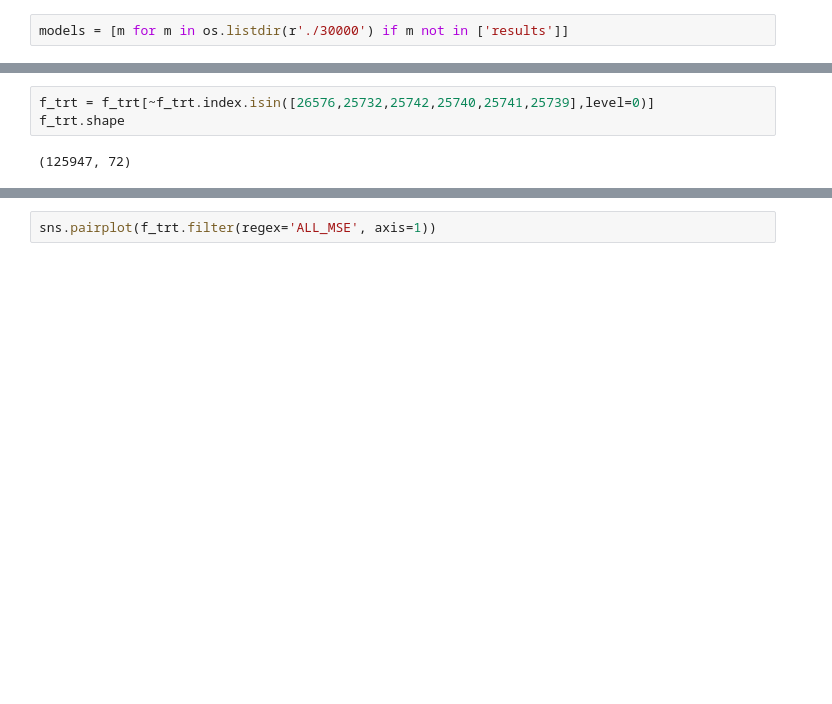
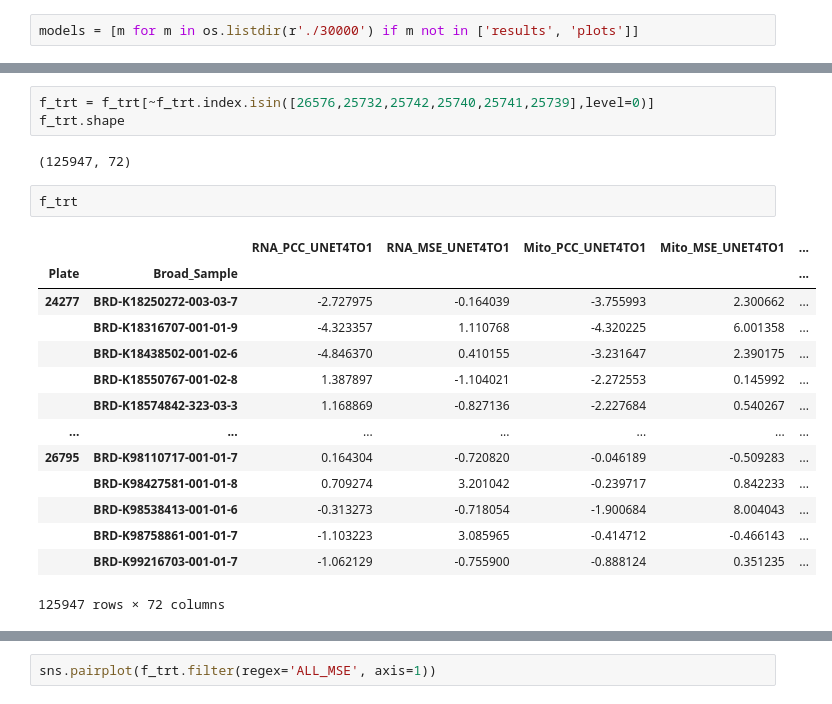
Before and after one commit to Naorko/CellProfiling-research, a Jupyter notebook: code/notebooks/new_notebooks/final_results.ipynb, the cells around one changed output, grey strips where cells are left out. Cells and saved outputs as stored; diff of their text form; blank space fills up the shorter version.

```diff
--- a/code/notebooks/new_notebooks/final_results.ipynb
+++ b/code/notebooks/new_notebooks/final_results.ipynb
@@ -79,5 +81,5 @@ res = {k: pd.concat(csvs) for k, csvs in res.items()}
 # %%
-models = [m for m in os.listdir(r'./30000') if m not in ['results']]
+models = [m for m in os.listdir(r'./30000') if m not in ['results', 'plots']]
 # %%
 res={m: pd.concat([pd.read_csv(pth, index_col=[0,1,2,3]) for pth in glob(f'./30000/results/z_scores/{m}/*.csv')]) for m in models}
 # %%
@@ -95,3 +97,20 @@ f_trt = f_trt[~f_trt.index.isin([26576,25732,25742,25740,25741,25739],level=0)]
 f_trt.shape
 # %% [output]
 (125947, 72)
+# %%
+f_trt
+# %% [output]
+|  |  | RNA_PCC_UNET4TO1 | RNA_MSE_UNET4TO1 | Mito_PCC_UNET4TO1 | Mito_MSE_UNET4TO1 | ... |
+| Plate | Broad_Sample |  |  |  |  | ... |
+| 24277 | BRD-K18250272-003-03-7 | -2.727975 | -0.164039 | -3.755993 | 2.300662 | ... |
+|  | BRD-K18316707-001-01-9 | -4.323357 | 1.110768 | -4.320225 | 6.001358 | ... |
+|  | BRD-K18438502-001-02-6 | -4.846370 | 0.410155 | -3.231647 | 2.390175 | ... |
+|  | BRD-K18550767-001-02-8 | 1.387897 | -1.104021 | -2.272553 | 0.145992 | ... |
+|  | BRD-K18574842-323-03-3 | 1.168869 | -0.827136 | -2.227684 | 0.540267 | ... |
+| ... | ... | ... | ... | ... | ... | ... |
+| 26795 | BRD-K98110717-001-01-7 | 0.164304 | -0.720820 | -0.046189 | -0.509283 | ... |
+|  | BRD-K98427581-001-01-8 | 0.709274 | 3.201042 | -0.239717 | 0.842233 | ... |
+|  | BRD-K98538413-001-01-6 | -0.313273 | -0.718054 | -1.900684 | 8.004043 | ... |
+|  | BRD-K98758861-001-01-7 | -1.103223 | 3.085965 | -0.414712 | -0.466143 | ... |
+|  | BRD-K99216703-001-01-7 | -1.062129 | -0.755900 | -0.888124 | 0.351235 | ... |
+125947 rows × 72 columns
```
Also changed, not shown: parts of 12 cells of this notebook, 6 other files.
